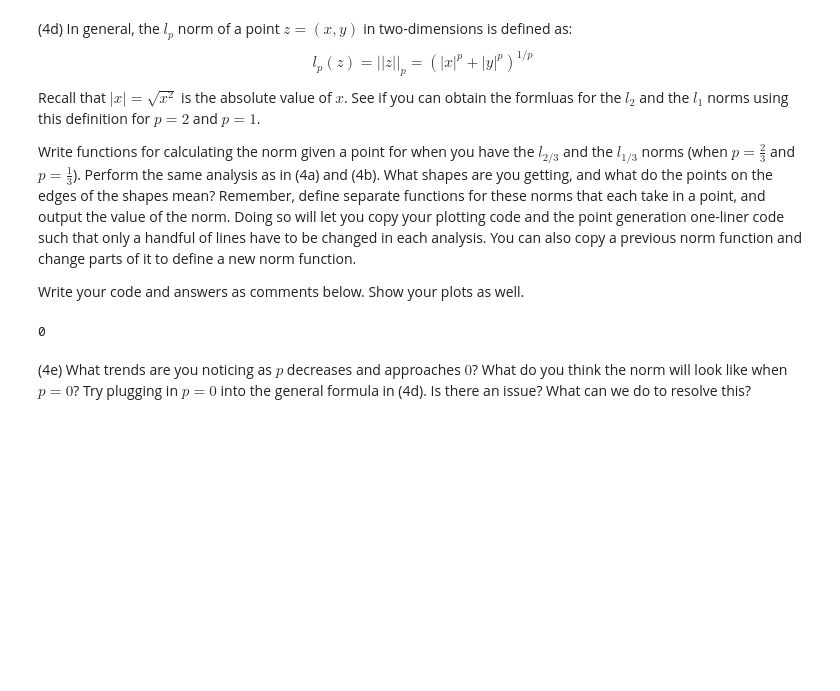
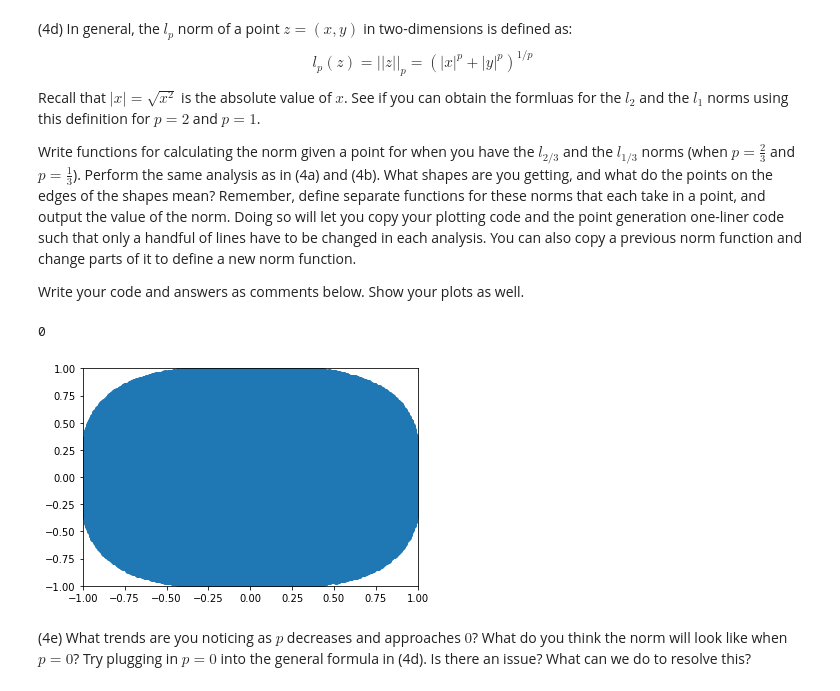
Before and after one commit to shak360/Lab-Training, a Jupyter notebook: Module_2_Python-ML/Assignment_2/EM-3/Assignment_2.ipynb, the cells around one changed output. Cells and saved outputs as stored; diff of their text form; code cells hidden in the pictures; blank space fills up the shorter version.

```diff
--- a/Module_2_Python-ML/Assignment_2/EM-3/Assignment_2.ipynb
+++ b/Module_2_Python-ML/Assignment_2/EM-3/Assignment_2.ipynb
@@ -262,31 +262,32 @@ Write your code and answers as comments below. Show your plots as well.
 # %%
 def norm_type(x,y,p):
     return (abs(x**p) + abs(y**p))**(1/p)
 
 def point_gen(n):
     return np.random.uniform(-1,1,(n,2))
 
 def calc_norm(x,y,p):
     return norm_type(x,y,p)
 
 def plot(n,p):
     a = point_gen(n)
     x_plot_points=[]
     y_plot_points=[]
     count = range(n)
     for i in count:
         if calc_norm(a[i][0],a[i][1],p) <= 1:
             x_plot_points.append(a[i][0])
             y_plot_points.append(a[i][1])
     plt.scatter(x_plot_points, y_plot_points)
     plt.xlim(-1, 1)
     plt.ylim(-1, 1)
     return 0
-plot(100000,(1))
+plot(100000,3)
 #triangles
 #points on edges are ?
 # %% [output]
 0
+[figure, added]
 # %% [markdown]
 (4e) What trends are you noticing as $p$ decreases and approaches $0$? What do you think the norm will look like when $p=0$? Try plugging in $p=0$ into the general formula in (4d). Is there an issue? What can we do to resolve this?
 # %% [markdown]
```
Also changed, not shown: parts of 5 cells of this notebook.
